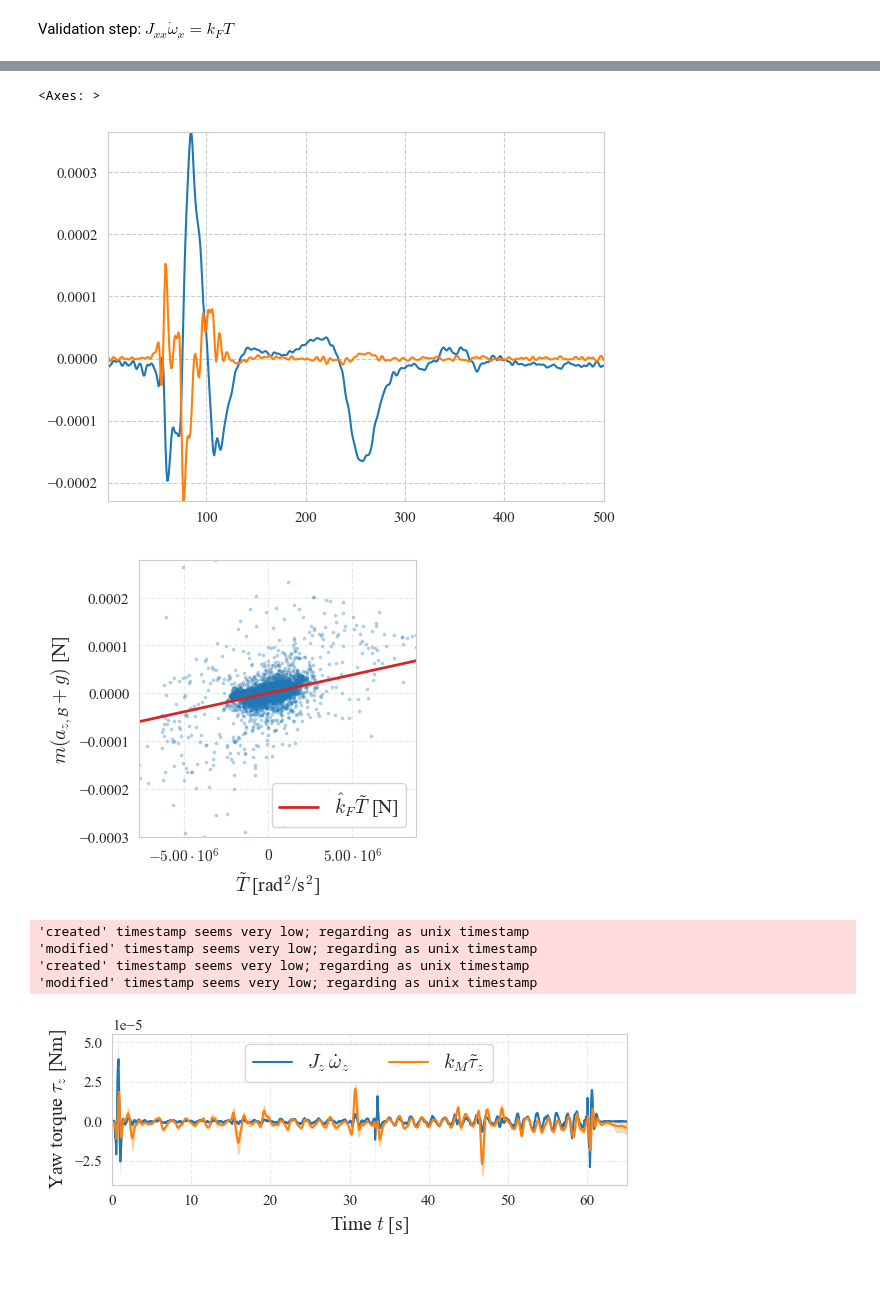
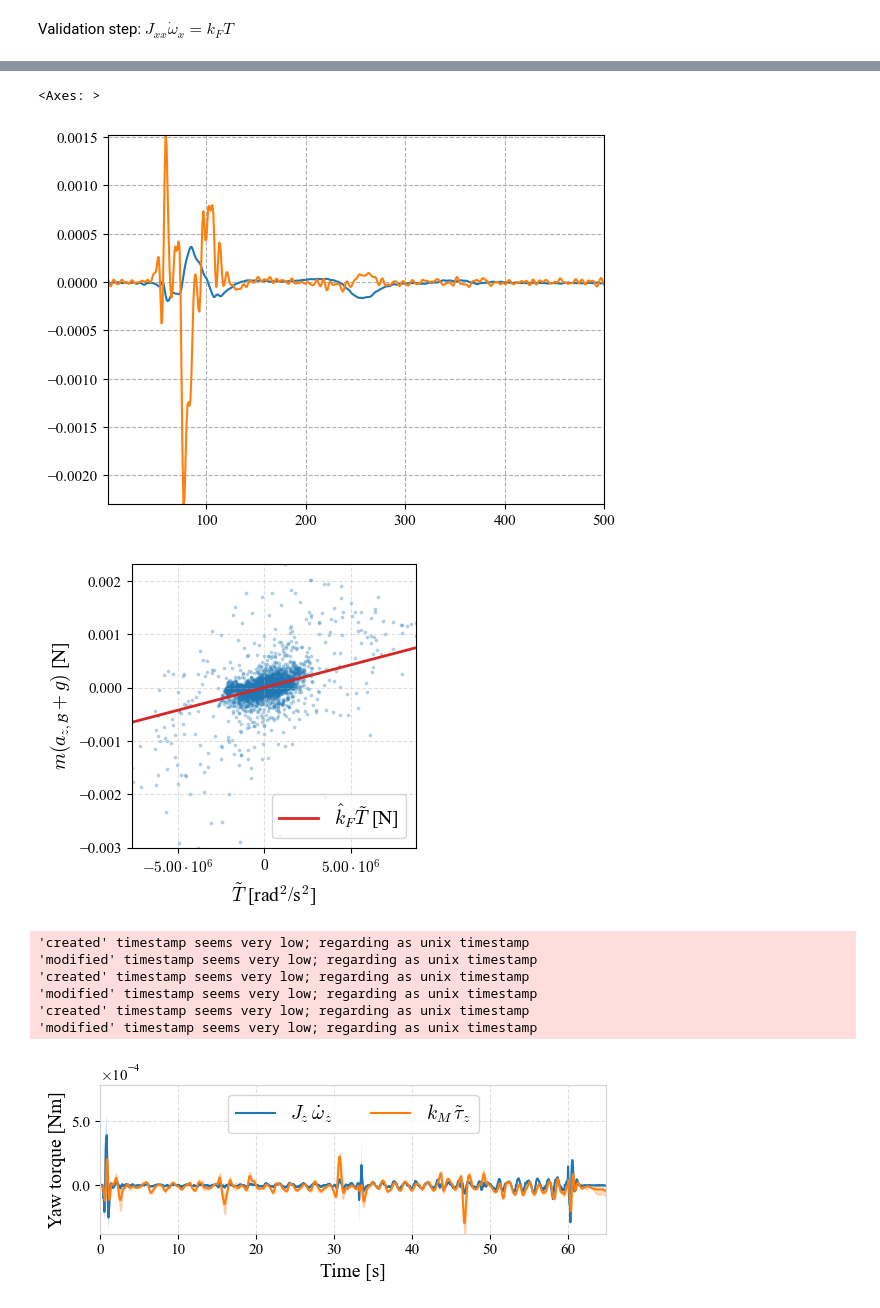
Before and after one commit to idsia-robotics/nanodrone-sysid-benchmark, a Jupyter notebook: processing/thurst_drag_coeff_identification.ipynb, the cells around one changed output, grey strips where cells are left out. Cells and saved outputs as stored; diff of their text form; code cells hidden in the pictures; blank space fills up the shorter version.

```diff
--- a/processing/thurst_drag_coeff_identification.ipynb
+++ b/processing/thurst_drag_coeff_identification.ipynb
@@ -18,7 +18,7 @@ for experiment in experiments:
     for run in runs:
         try:
             file_name_real = f'{file_name}_run{run}.csv'
-            df_real = pd.read_csv(os.path.join('../data/real/processed/train/', file_name_real))
+            df_real = pd.read_csv(os.path.join('data/real/processed/train/', file_name_real))
             # Store dynamically
             df_real_dict[f'{experiment}_run{run}'] = df_real
         except Exception as e:
@@ -446,5 +628,5 @@ plot_thrust_timeseries_mean(df_test_list, Kf)
 # %%
-def compute_yaw_torque_signals(df, Jz=3.2347e-6, dt=0.01):
+def compute_yaw_torque_signals(df, Jz=3.2347e-5, dt=0.01):
     """
     Compute yaw torque signals (measured and motor-identified).
 
@@ -557,7 +739,7 @@ N_end = N_start + 500
 (-df_test["tau_z_meas"][N_start:N_end]).plot()
 # %% [output]
 <Axes: >
-[figure, old version]
+[figure, new version]
 # %%
 import matplotlib.pyplot as plt
 import numpy as np
@@ -622,5 +804,5 @@ ax.legend()
 plt.tight_layout()
 plt.show()
 # %% [output]
-[figure, old version]
+[figure, new version]
 # %%
@@ -690,9 +893,11 @@ def plot_yaw_timeseries_mean(df_test_list, Km, figsize=(6,2.5), save=True):
     plt.show()
 # %%
-plot_yaw_timeseries_mean(df_test_list, Km)
+plot_yaw_timeseries_mean(df_test_list, Km, save=True)
 # %% [output]
 'created' timestamp seems very low; regarding as unix timestamp
 'modified' timestamp seems very low; regarding as unix timestamp
 'created' timestamp seems very low; regarding as unix timestamp
 'modified' timestamp seems very low; regarding as unix timestamp
+'created' timestamp seems very low; regarding as unix timestamp
+'modified' timestamp seems very low; regarding as unix timestamp
-[figure, old version]
+[figure, new version]
```
Also changed, not shown: parts of 13 cells of this notebook, 52 other files.
